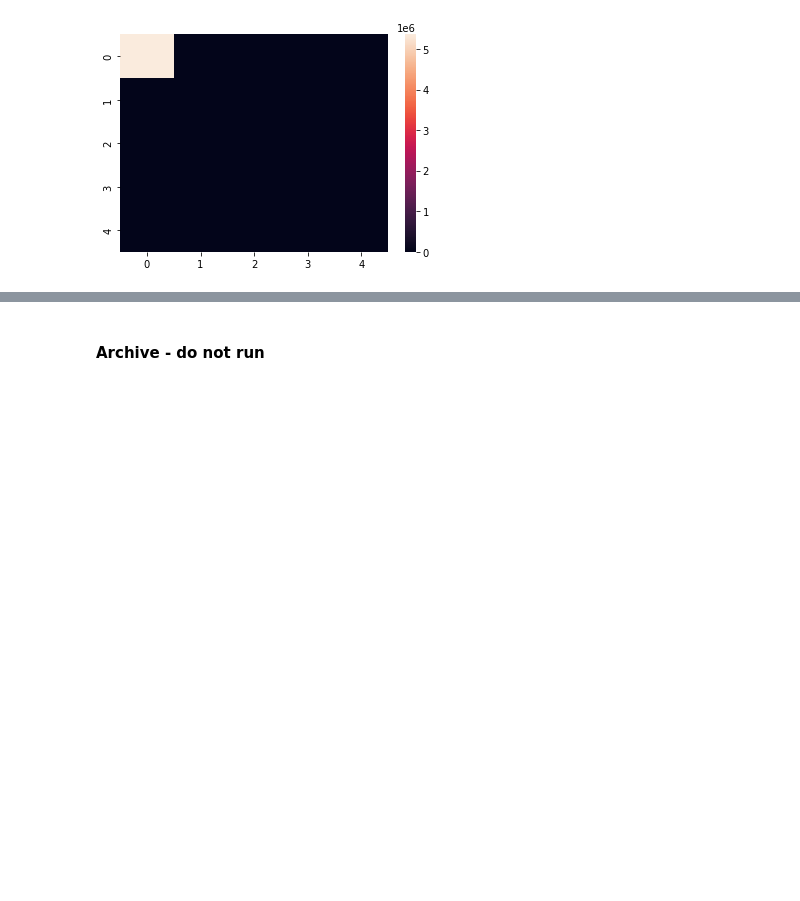
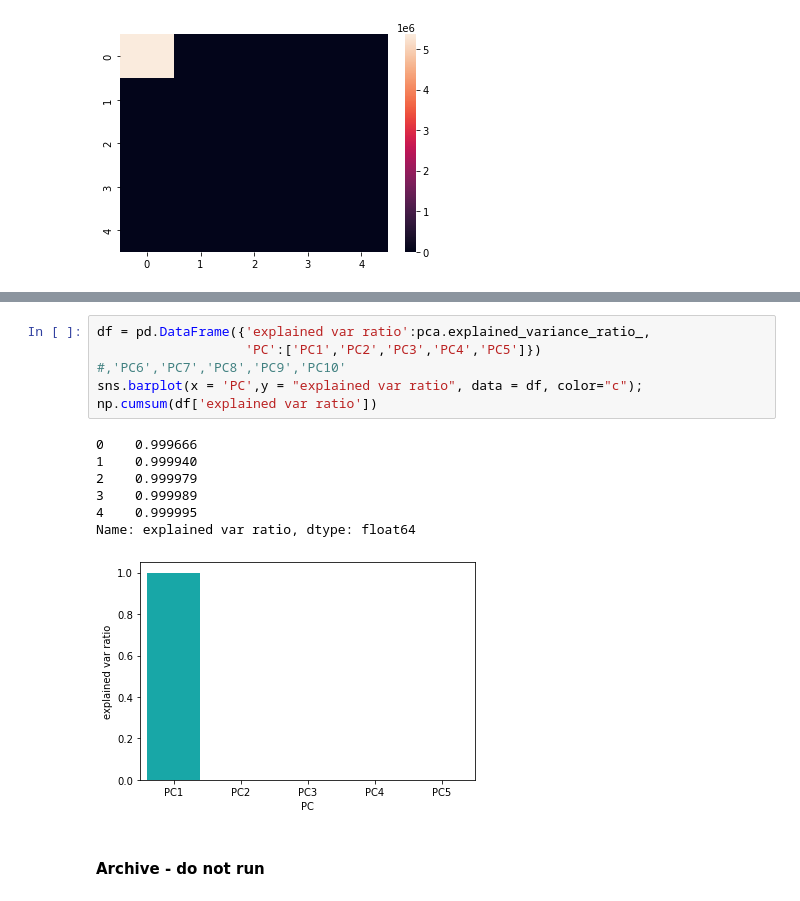
Before and after one commit to YinterestingProjects/milestone_2, a Jupyter notebook: modeling/pca.ipynb, the cells around one changed output, grey strips where cells are left out. Drawn from its saved outputs; the diff is of its cells as text; blank space fills up the shorter version.

```diff
--- a/modeling/pca.ipynb
+++ b/modeling/pca.ipynb
@@ -159,3 +180,16 @@ sns.heatmap(empirical_covariance(X_train_pca))
+# %%
+df = pd.DataFrame({'explained var ratio':pca.explained_variance_ratio_,
+                   'PC':['PC1','PC2','PC3','PC4','PC5']})  #,'PC6','PC7','PC8','PC9','PC10'
+sns.barplot(x = 'PC',y = "explained var ratio", data = df, color="c");
+np.cumsum(df['explained var ratio'])
+# %% [output]
+0    0.999666
+1    0.999940
+2    0.999979
+3    0.999989
+4    0.999995
+Name: explained var ratio, dtype: float64
+[figure, added]
 # %% [markdown]
 #### Archive - do not run
 # %%
```
Also changed, not shown: parts of 6 cells of this notebook.
